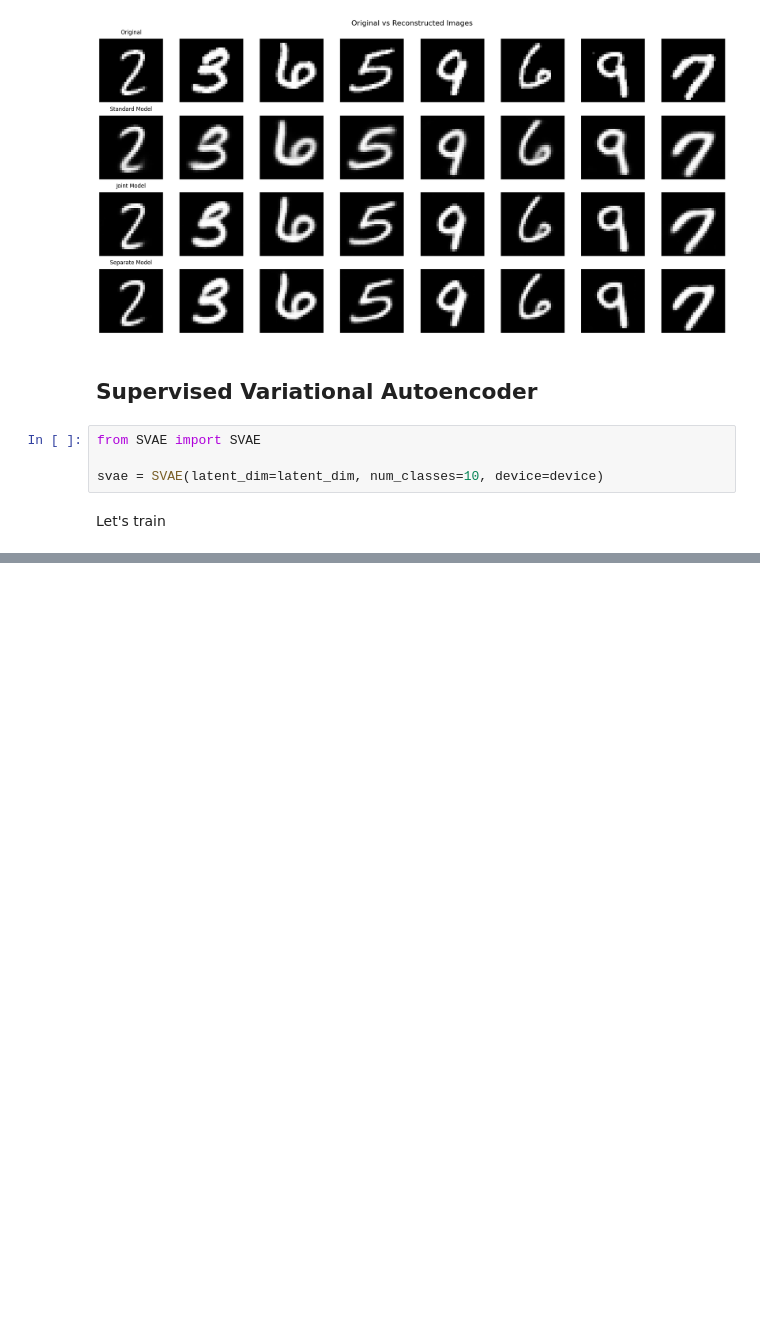
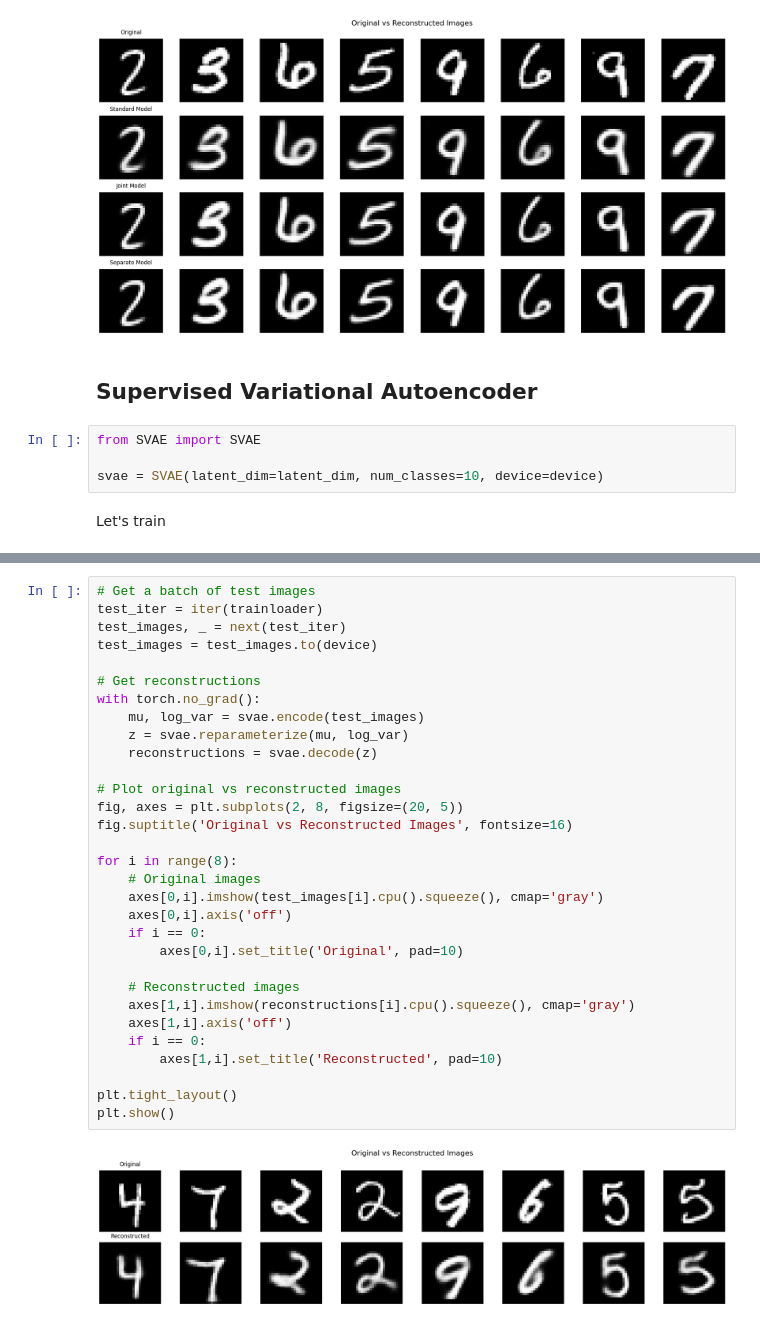
Before and after one commit to confinlay/Bayesian-CE, a Jupyter notebook: MyImplementation/test_regene.ipynb, the cells around one changed output, grey strips where cells are left out. Saved outputs shown, nothing was run; the diff lists cells and outputs as text; blank space fills up the shorter version.

```diff
--- a/MyImplementation/test_regene.ipynb
+++ b/MyImplementation/test_regene.ipynb
@@ -564,0 +572,33 @@ plt.show()
+# %%
+# Get a batch of test images
+test_iter = iter(trainloader)
+test_images, _ = next(test_iter)
+test_images = test_images.to(device)
+
+# Get reconstructions
+with torch.no_grad():
+    mu, log_var = svae.encode(test_images)
+    z = svae.reparameterize(mu, log_var)
+    reconstructions = svae.decode(z)
+
+# Plot original vs reconstructed images
+fig, axes = plt.subplots(2, 8, figsize=(20, 5))
+fig.suptitle('Original vs Reconstructed Images', fontsize=16)
+
+for i in range(8):
+    # Original images
+    axes[0,i].imshow(test_images[i].cpu().squeeze(), cmap='gray')
+    axes[0,i].axis('off')
+    if i == 0:
+        axes[0,i].set_title('Original', pad=10)
+
+    # Reconstructed images
+    axes[1,i].imshow(reconstructions[i].cpu().squeeze(), cmap='gray')
+    axes[1,i].axis('off')
+    if i == 0:
+        axes[1,i].set_title('Reconstructed', pad=10)
+
+plt.tight_layout()
+plt.show()
+# %% [output]
+[figure, added]
```
Also changed, not shown: parts of 4 cells of this notebook, 13 other files.
